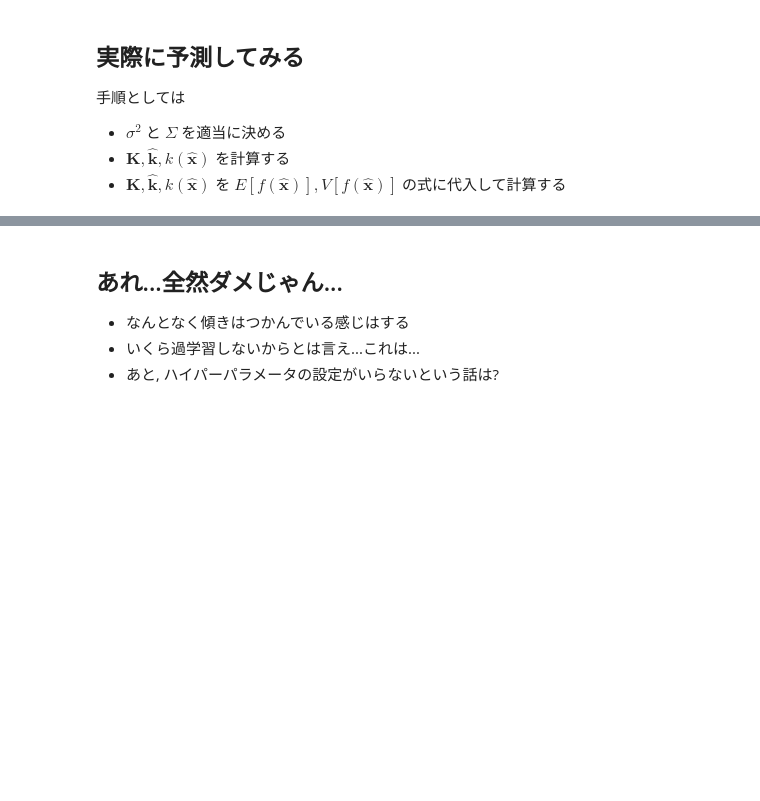
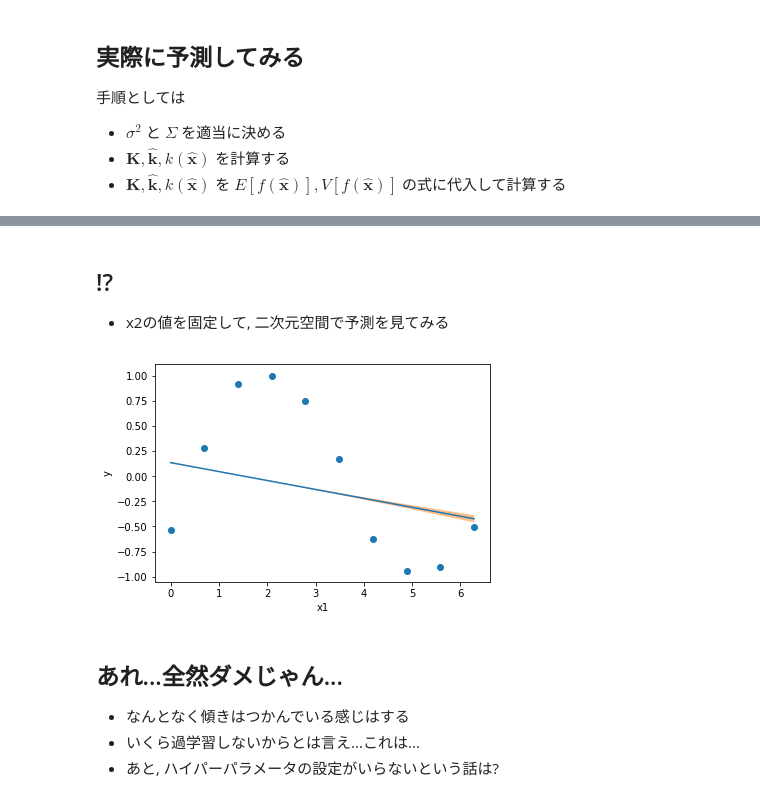
Before and after one commit to uema/gp-scratch, a Jupyter notebook: derivation.ipynb, the cells around one changed output, grey strips where cells are left out. Saved outputs shown, nothing was run; the diff lists cells and outputs as text; code cells hidden in the pictures; blank space fills up the shorter version.

```diff
--- a/derivation.ipynb
+++ b/derivation.ipynb
@@ -432,3 +440,22 @@ plt.show()
+# %% [markdown]
+## !?
+
+* x2の値を固定して, 二次元空間で予測を見てみる
+# %%
+Xh_2d = np.array([np.linspace(0, 2*np.pi, Nh), X[30,1]*np.ones(Nh)]).T
+E_2d, V_2d = gp1(X, Xh_2d, y, sig2, S)
+
+# 教師データ
+plt.scatter(X[X[:,1]==X[30,1],0], t(X[X[:,1]==X[30,1],0], X[X[:,1]==X[30,1],1], 0.1))
+
+# 予測
+plt.plot(Xh_2d[:,0], E_2d) # 期待値
+plt.fill_between(Xh_2d[:,0], E_2d-V_2d, E_2d+V_2d, alpha=0.5) # 分散
+plt.xlabel("x1")
+plt.ylabel("y")
+plt.show()
+# %% [output]
+[figure, added]
 # %% [markdown]
 ## あれ...全然ダメじゃん...
 * なんとなく傾きはつかんでいる感じはする
```
Also changed, not shown: parts of 20 cells of this notebook.
